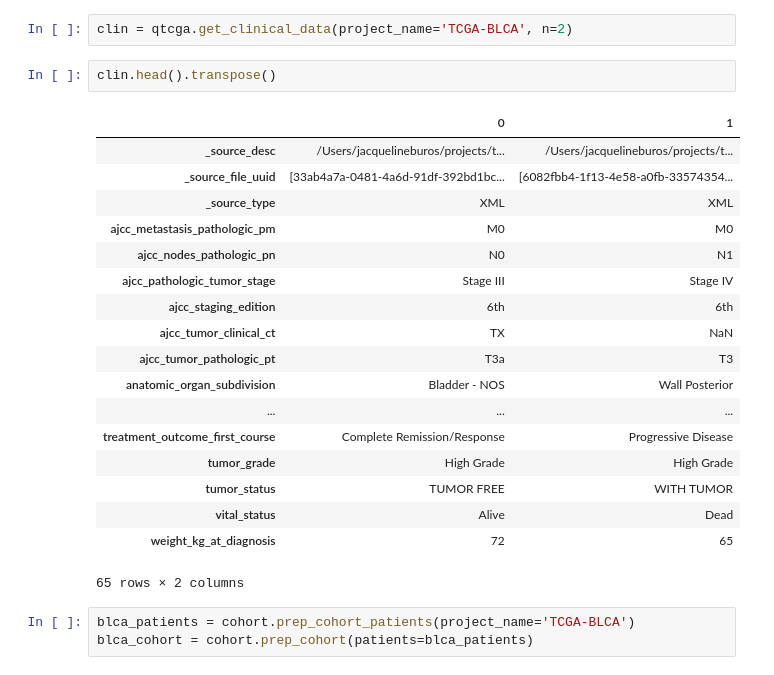
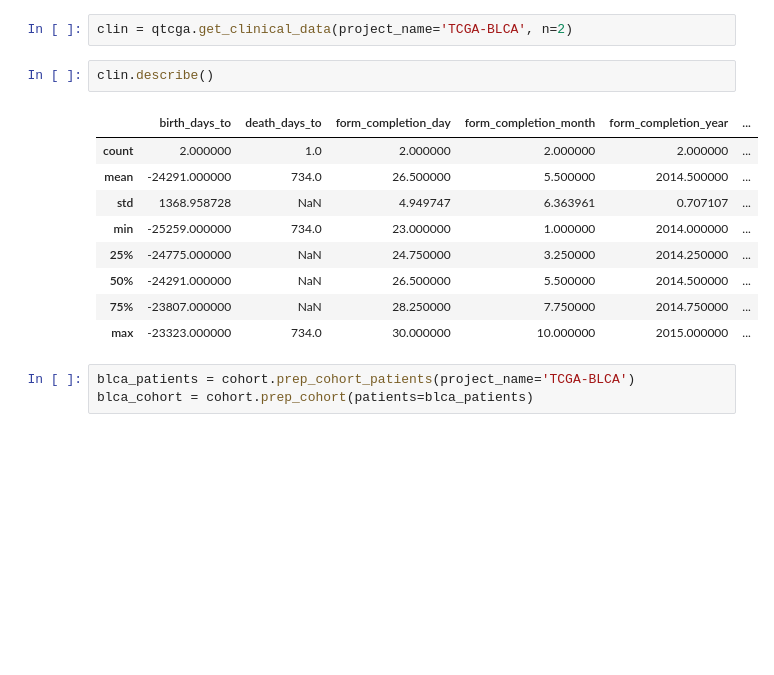
Before and after one commit to hammerlab/tcga-blca, a Jupyter notebook: Example - using build_cohort with python2.ipynb, the cells around one changed output. Saved outputs shown, nothing was run; the diff lists cells and outputs as text; blank space fills up the shorter version.

```diff
--- a/Example - using build_cohort with python2.ipynb
+++ b/Example - using build_cohort with python2.ipynb
@@ -19,27 +19,18 @@ config.set_value(GDC_DATA_DIR='/Users/jacquelineburos/projects/tcga-blca/data/gd
 # config.get_setting_value('GDC_TOKEN_PATH')
 # %%
 clin = qtcga.get_clinical_data(project_name='TCGA-BLCA', n=2)
-# %%
-clin.head().transpose()
-# %% [output]
-|  | 0 | 1 |
-| _source_desc | /Users/jacquelineburos/projects/t... | /Users/jacquelineburos/projects/t... |
-| _source_file_uuid | [33ab4a7a-0481-4a6d-91df-392bd1bc... | [6082fbb4-1f13-4e58-a0fb-33574354... |
-| _source_type | XML | XML |
-| ajcc_metastasis_pathologic_pm | M0 | M0 |
-| ajcc_nodes_pathologic_pn | N0 | N1 |
-| ajcc_pathologic_tumor_stage | Stage III | Stage IV |
-| ajcc_staging_edition | 6th | 6th |
-| ajcc_tumor_clinical_ct | TX | NaN |
-| ajcc_tumor_pathologic_pt | T3a | T3 |
-| anatomic_organ_subdivision | Bladder - NOS | Wall Posterior |
-| ... | ... | ... |
-| treatment_outcome_first_course | Complete Remission/Response | Progressive Disease |
-| tumor_grade | High Grade | High Grade |
-| tumor_status | TUMOR FREE | WITH TUMOR |
-| vital_status | Alive | Dead |
-| weight_kg_at_diagnosis | 72 | 65 |
-65 rows × 2 columns
+# %%
+clin.describe()
+# %% [output]
+|  | birth_days_to | death_days_to | form_completion_day | form_completion_month | form_completion_year | ... |
+| count | 2.000000 | 1.0 | 2.000000 | 2.000000 | 2.000000 | ... |
+| mean | -24291.000000 | 734.0 | 26.500000 | 5.500000 | 2014.500000 | ... |
+| std | 1368.958728 | NaN | 4.949747 | 6.363961 | 0.707107 | ... |
+| min | -25259.000000 | 734.0 | 23.000000 | 1.000000 | 2014.000000 | ... |
+| 25% | -24775.000000 | NaN | 24.750000 | 3.250000 | 2014.250000 | ... |
+| 50% | -24291.000000 | NaN | 26.500000 | 5.500000 | 2014.500000 | ... |
+| 75% | -23807.000000 | NaN | 28.250000 | 7.750000 | 2014.750000 | ... |
+| max | -23323.000000 | 734.0 | 30.000000 | 10.000000 | 2015.000000 | ... |
 # %%
 blca_patients = cohort.prep_cohort_patients(project_name='TCGA-BLCA')
 blca_cohort = cohort.prep_cohort(patients=blca_patients)
```
